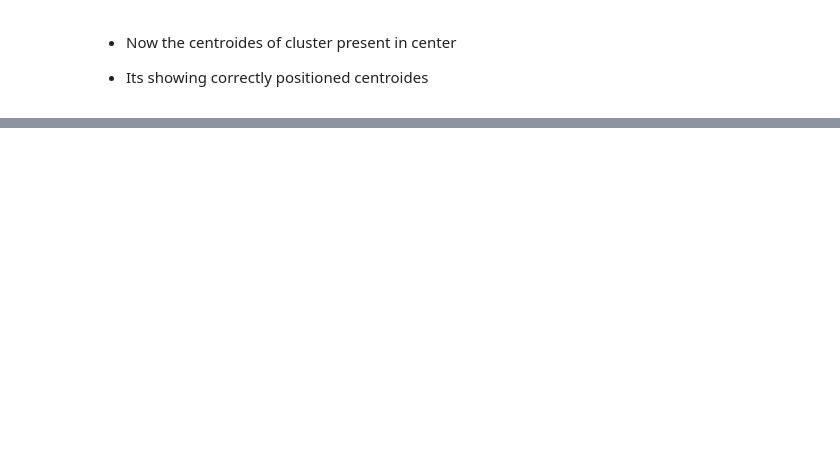
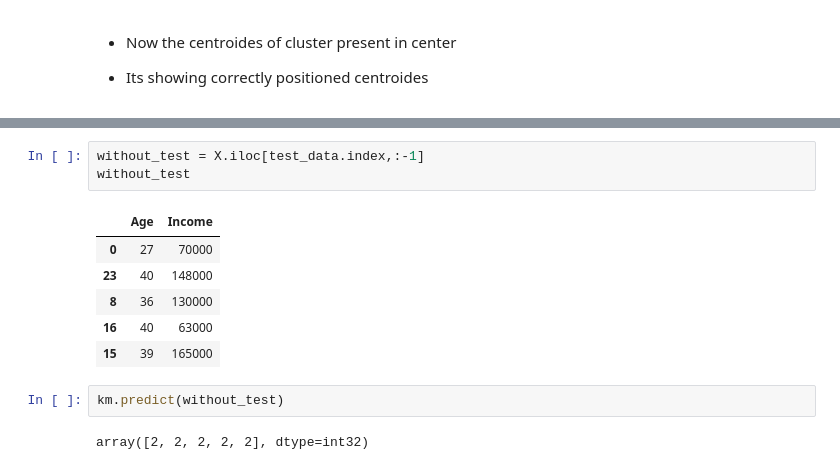
Before and after one commit to aditi-tawade-ai/SkillBuilding, a Jupyter notebook: Notebook/Day_32_KMeans_Employee.ipynb, the cells around one changed output, grey strips where cells are left out. Cells and saved outputs as stored; diff of their text form; blank space fills up the shorter version.

```diff
--- a/Notebook/Day_32_KMeans_Employee.ipynb
+++ b/Notebook/Day_32_KMeans_Employee.ipynb
@@ -326,0 +374,14 @@ plt.legend()
+# %%
+without_test = X.iloc[test_data.index,:-1]
+without_test
+# %% [output]
+|  | Age | Income |
+| 0 | 27 | 70000 |
+| 23 | 40 | 148000 |
+| 8 | 36 | 130000 |
+| 16 | 40 | 63000 |
+| 15 | 39 | 165000 |
+# %%
+km.predict(without_test)
+# %% [output]
+array([2, 2, 2, 2, 2], dtype=int32)
```
Also changed, not shown: parts of 42 cells of this notebook.
